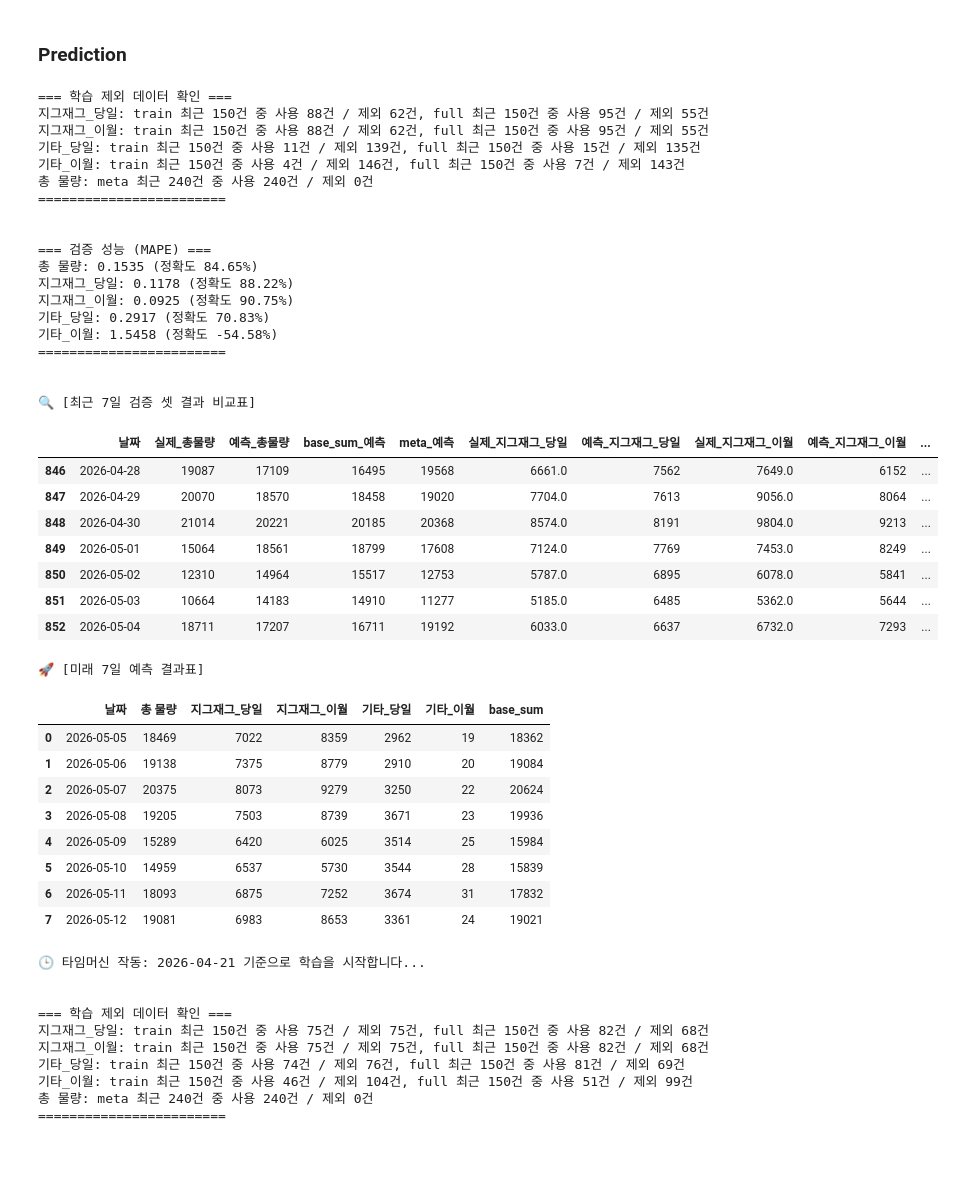
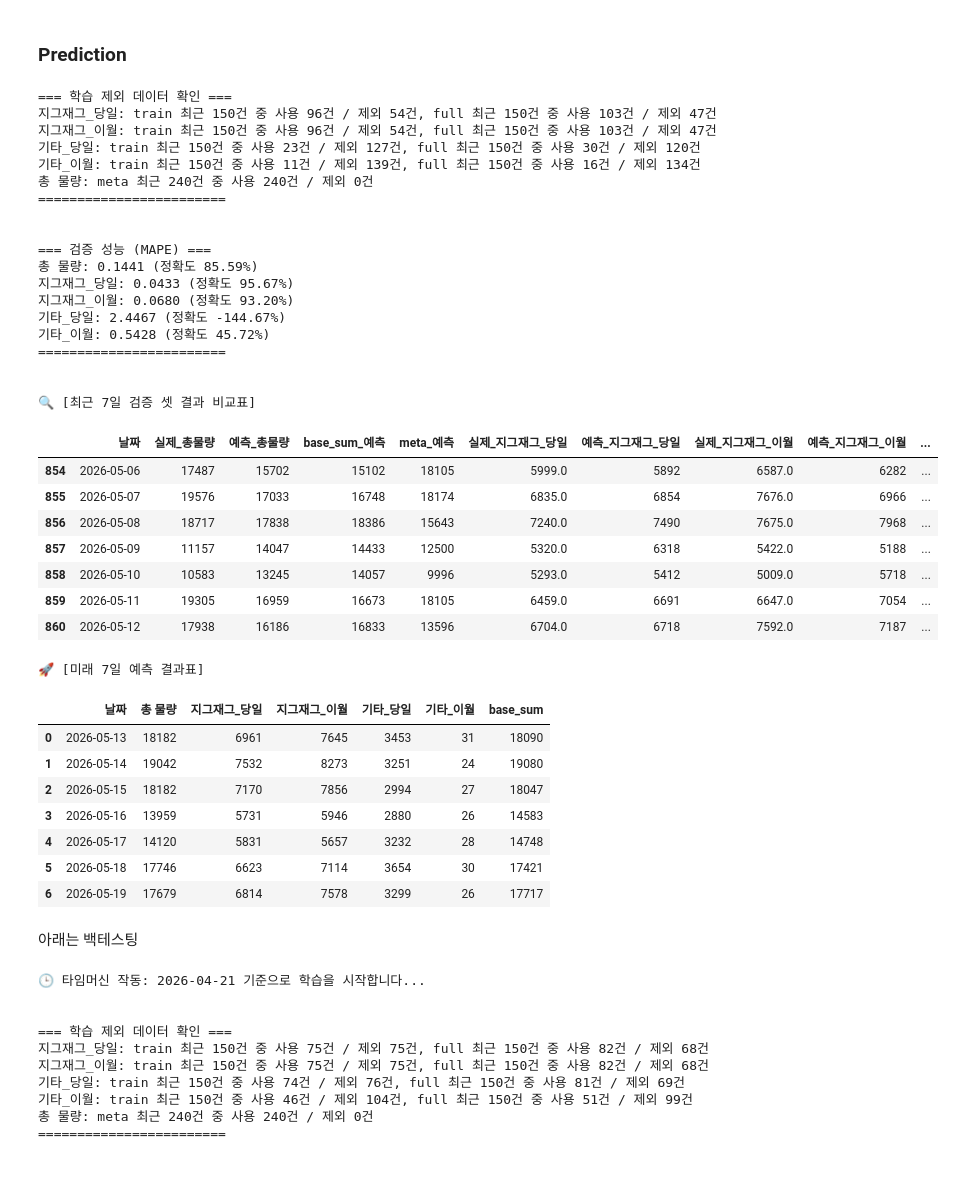
Before and after one commit to ds-sujin/forecasting_new, a Jupyter notebook: forecasting_demo_v6_checkpoint1.ipynb, the cells around one changed output. Cells and saved outputs as stored; diff of their text form; code cells hidden in the pictures.

```diff
--- a/forecasting_demo_v6_checkpoint1.ipynb
+++ b/forecasting_demo_v6_checkpoint1.ipynb
@@ -1129,58 +1129,59 @@ def train_validate_forecast(
 # %%
 # 날짜 형식 정리
 data["날짜"] = pd.to_datetime(data["날짜"]).dt.normalize()
 temp_merge_data["날짜"] = pd.to_datetime(temp_merge_data["날짜"]).dt.normalize()
 
 trained_models, forecast_df, valid_result = train_validate_forecast(
     train=data,              # ✅ preprocess_features(data) 말고 원본 data
-    forecast_days=8,
+    forecast_days=7,
     valid_days=7,
     temp_future_df=temp_merge_data
 )
 
 print("\n🔍 [최근 7일 검증 셋 결과 비교표]")
 display(valid_result)
 
 print("\n🚀 [미래 7일 예측 결과표]")
 display(forecast_df)
 # %% [output]
 === 학습 제외 데이터 확인 ===
-지그재그_당일: train 최근 150건 중 사용 88건 / 제외 62건, full 최근 150건 중 사용 95건 / 제외 55건
-지그재그_이월: train 최근 150건 중 사용 88건 / 제외 62건, full 최근 150건 중 사용 95건 / 제외 55건
-기타_당일: train 최근 150건 중 사용 11건 / 제외 139건, full 최근 150건 중 사용 15건 / 제외 135건
-기타_이월: train 최근 150건 중 사용 4건 / 제외 146건, full 최근 150건 중 사용 7건 / 제외 143건
+지그재그_당일: train 최근 150건 중 사용 96건 / 제외 54건, full 최근 150건 중 사용 103건 / 제외 47건
+지그재그_이월: train 최근 150건 중 사용 96건 / 제외 54건, full 최근 150건 중 사용 103건 / 제외 47건
+기타_당일: train 최근 150건 중 사용 23건 / 제외 127건, full 최근 150건 중 사용 30건 / 제외 120건
+기타_이월: train 최근 150건 중 사용 11건 / 제외 139건, full 최근 150건 중 사용 16건 / 제외 134건
 총 물량: meta 최근 240건 중 사용 240건 / 제외 0건
 ========================
 
 
 === 검증 성능 (MAPE) ===
-총 물량: 0.1535 (정확도 84.65%)
-지그재그_당일: 0.1178 (정확도 88.22%)
-지그재그_이월: 0.0925 (정확도 90.75%)
-기타_당일: 0.2917 (정확도 70.83%)
-기타_이월: 1.5458 (정확도 -54.58%)
+총 물량: 0.1441 (정확도 85.59%)
+지그재그_당일: 0.0433 (정확도 95.67%)
+지그재그_이월: 0.0680 (정확도 93.20%)
+기타_당일: 2.4467 (정확도 -144.67%)
+기타_이월: 0.5428 (정확도 45.72%)
 ========================
 
 
 🔍 [최근 7일 검증 셋 결과 비교표]
 |  | 날짜 | 실제_총물량 | 예측_총물량 | base_sum_예측 | meta_예측 | 실제_지그재그_당일 | 예측_지그재그_당일 | 실제_지그재그_이월 | 예측_지그재그_이월 | ... |
-| 846 | 2026-04-28 | 19087 | 17109 | 16495 | 19568 | 6661.0 | 7562 | 7649.0 | 6152 | ... |
-| 847 | 2026-04-29 | 20070 | 18570 | 18458 | 19020 | 7704.0 | 7613 | 9056.0 | 8064 | ... |
-| 848 | 2026-04-30 | 21014 | 20221 | 20185 | 20368 | 8574.0 | 8191 | 9804.0 | 9213 | ... |
-| 849 | 2026-05-01 | 15064 | 18561 | 18799 | 17608 | 7124.0 | 7769 | 7453.0 | 8249 | ... |
-| 850 | 2026-05-02 | 12310 | 14964 | 15517 | 12753 | 5787.0 | 6895 | 6078.0 | 5841 | ... |
-| 851 | 2026-05-03 | 10664 | 14183 | 14910 | 11277 | 5185.0 | 6485 | 5362.0 | 5644 | ... |
-| 852 | 2026-05-04 | 18711 | 17207 | 16711 | 19192 | 6033.0 | 6637 | 6732.0 | 7293 | ... |
+| 854 | 2026-05-06 | 17487 | 15702 | 15102 | 18105 | 5999.0 | 5892 | 6587.0 | 6282 | ... |
+| 855 | 2026-05-07 | 19576 | 17033 | 16748 | 18174 | 6835.0 | 6854 | 7676.0 | 6966 | ... |
+| 856 | 2026-05-08 | 18717 | 17838 | 18386 | 15643 | 7240.0 | 7490 | 7675.0 | 7968 | ... |
+| 857 | 2026-05-09 | 11157 | 14047 | 14433 | 12500 | 5320.0 | 6318 | 5422.0 | 5188 | ... |
+| 858 | 2026-05-10 | 10583 | 13245 | 14057 | 9996 | 5293.0 | 5412 | 5009.0 | 5718 | ... |
+| 859 | 2026-05-11 | 19305 | 16959 | 16673 | 18105 | 6459.0 | 6691 | 6647.0 | 7054 | ... |
+| 860 | 2026-05-12 | 17938 | 16186 | 16833 | 13596 | 6704.0 | 6718 | 7592.0 | 7187 | ... |
 🚀 [미래 7일 예측 결과표]
 |  | 날짜 | 총 물량 | 지그재그_당일 | 지그재그_이월 | 기타_당일 | 기타_이월 | base_sum |
-| 0 | 2026-05-05 | 18469 | 7022 | 8359 | 2962 | 19 | 18362 |
-| 1 | 2026-05-06 | 19138 | 7375 | 8779 | 2910 | 20 | 19084 |
-| 2 | 2026-05-07 | 20375 | 8073 | 9279 | 3250 | 22 | 20624 |
-| 3 | 2026-05-08 | 19205 | 7503 | 8739 | 3671 | 23 | 19936 |
-| 4 | 2026-05-09 | 15289 | 6420 | 6025 | 3514 | 25 | 15984 |
-| 5 | 2026-05-10 | 14959 | 6537 | 5730 | 3544 | 28 | 15839 |
-| 6 | 2026-05-11 | 18093 | 6875 | 7252 | 3674 | 31 | 17832 |
-| 7 | 2026-05-12 | 19081 | 6983 | 8653 | 3361 | 24 | 19021 |
+| 0 | 2026-05-13 | 18182 | 6961 | 7645 | 3453 | 31 | 18090 |
+| 1 | 2026-05-14 | 19042 | 7532 | 8273 | 3251 | 24 | 19080 |
+| 2 | 2026-05-15 | 18182 | 7170 | 7856 | 2994 | 27 | 18047 |
+| 3 | 2026-05-16 | 13959 | 5731 | 5946 | 2880 | 26 | 14583 |
+| 4 | 2026-05-17 | 14120 | 5831 | 5657 | 3232 | 28 | 14748 |
+| 5 | 2026-05-18 | 17746 | 6623 | 7114 | 3654 | 30 | 17421 |
+| 6 | 2026-05-19 | 17679 | 6814 | 7578 | 3299 | 26 | 17717 |
+# %% [markdown]
+아래는 백테스팅
 # %%
 # ==========================================================
 # 🕒 백테스팅: 2026-04-21로 돌아가서 4.22 ~ 4.28 예측해보기
```
Also changed, not shown: parts of 1 cell of this notebook, 6 other files.
